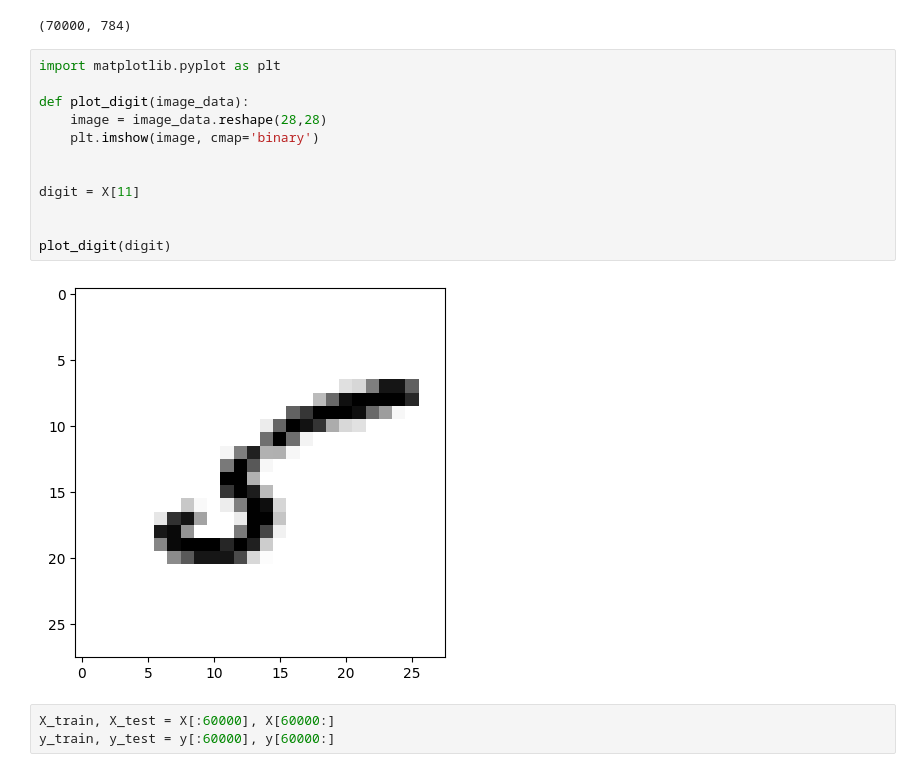
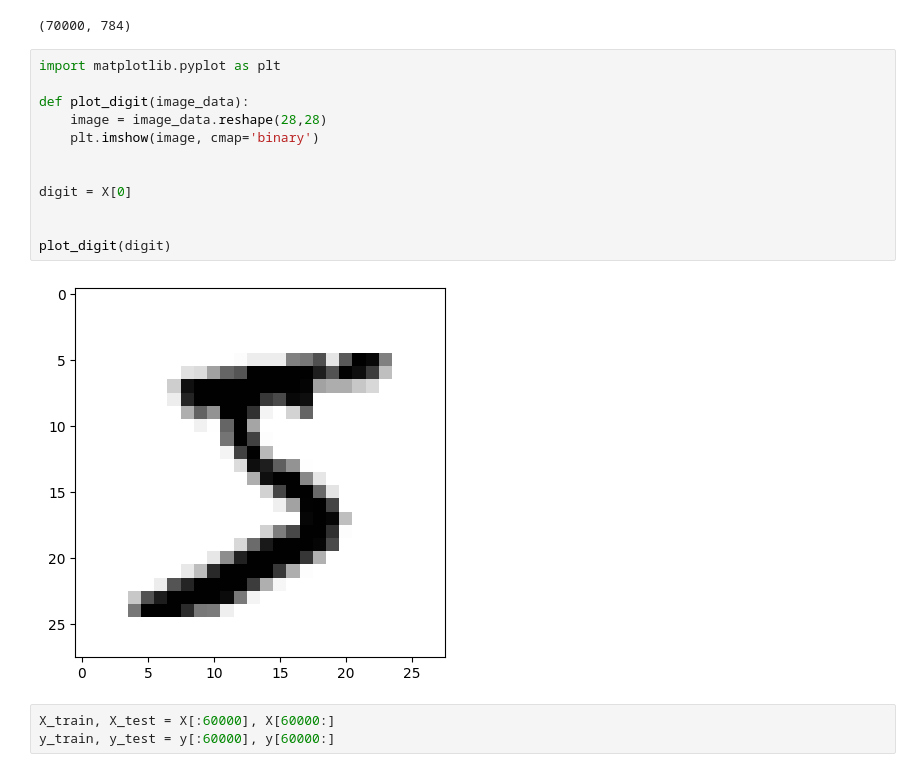
Before and after one commit to SiyamX7/MachineLearning, a Jupyter notebook: Book/chapter-3.ipynb, the cells around one changed output. Drawn from its saved outputs; the diff is of its cells as text.

```diff
--- a/Book/chapter-3.ipynb
+++ b/Book/chapter-3.ipynb
@@ -11,17 +11,17 @@ X.shape
 # %%
 import matplotlib.pyplot as plt
 
 def plot_digit(image_data):
     image = image_data.reshape(28,28)
     plt.imshow(image, cmap='binary')
 
 
-digit = X[11]
+digit = X[0]
 
 
 plot_digit(digit)
 # %% [output]
-[figure, old version]
+[figure, new version]
 # %%
 X_train, X_test = X[:60000], X[60000:]
 y_train, y_test = y[:60000], y[60000:]
```
Also changed, not shown: parts of 5 cells of this notebook, 6 other files.
